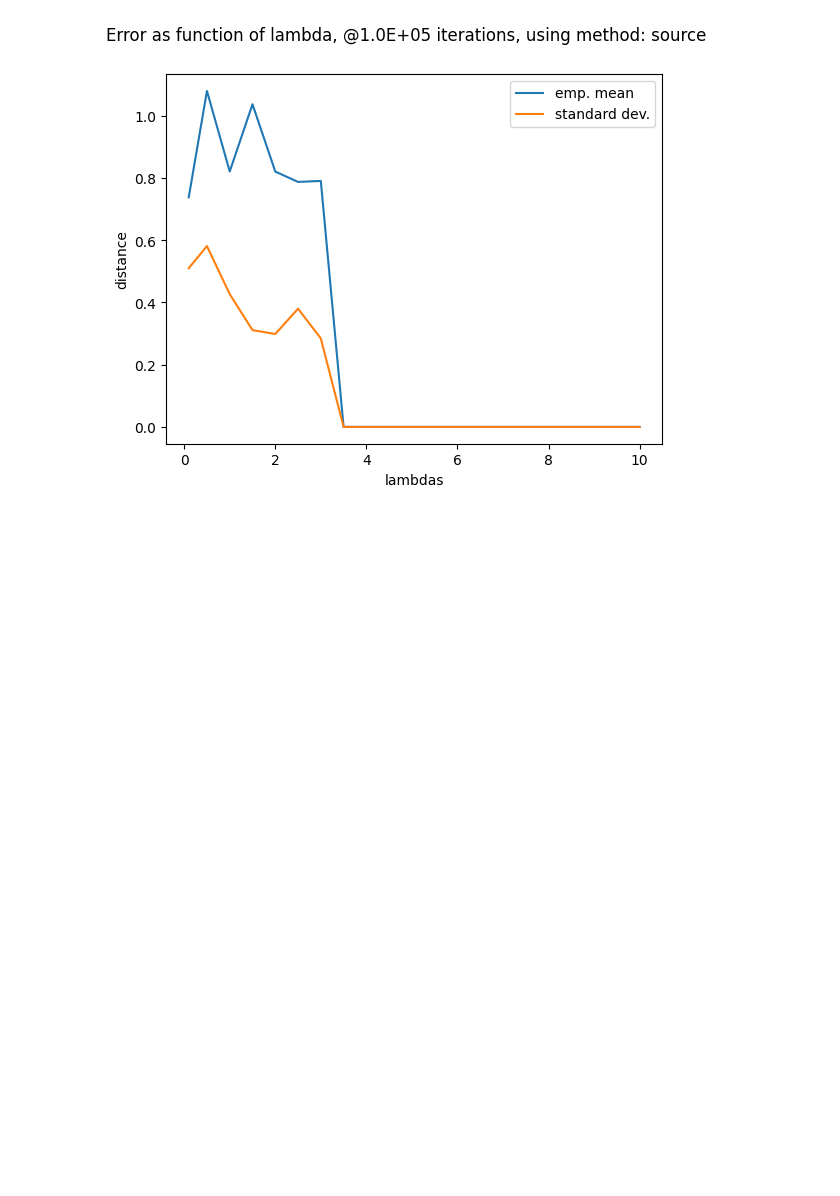
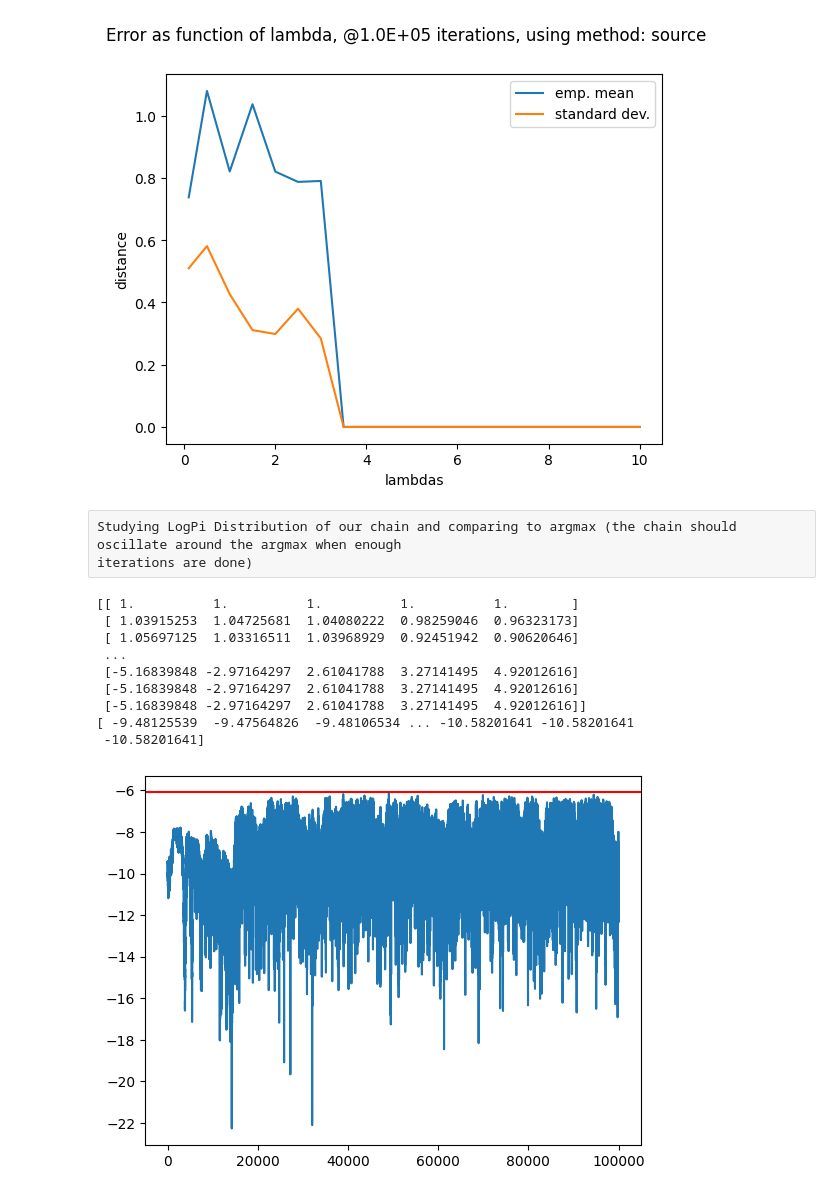
Before and after one commit to vetlerl/mcmc-epidemic, a Jupyter notebook: our_graphics.ipynb, the cells around one changed output. Saved outputs shown, nothing was run; the diff lists cells and outputs as text; code cells hidden in the pictures; blank space fills up the shorter version.

```diff
--- a/our_graphics.ipynb
+++ b/our_graphics.ipynb
@@ -74,7 +74,7 @@ for i in range(T):
     ax = Axes[i]
     res=mean_tab[:,i]/x
     ax.plot(x,res,label="Empirical mean" if i==0 else "")
-    ax.plot(x,mu_tilde[i]*np.ones(nb_iter),'r',label="Theoritical Mean" if i==0 else "")
+    ax.plot(x,mu_tilde[i]*np.ones(nb_iter),'r',label="Theoretical Mean" if i==0 else "")
     ax.set_title(f"Theta{i}",fontsize=8)
 
 fig.suptitle("Convergence of empirical mean of pi tilde", x=0.3)
@@ -191,3 +191,24 @@ ax.legend()
 plt.show()
 # %% [output]
 [figure]
+# %% [raw]
+Studying LogPi Distribution of our chain and comparing to argmax (the chain should oscillate around the argmax when enough
+iterations are done)
+# %%
+plt.figure()
+print(sim_theta)
+print(LogDistributionPi_Tab(sim_theta, Y, A, D, sh, Lambda))
+plt.plot(LogDistributionPi_Tab(sim_theta, Y, A, D, sh, Lambda))
+plt.axhline(LogDistributionPi(ComputeArgmax(T, Lambda, Y)[0], Y, A, D, sh, Lambda), color = "red")
+plt.show()
+# %% [output]
+[[ 1.          1.          1.          1.          1.        ]
+ [ 1.03915253  1.04725681  1.04080222  0.98259046  0.96323173]
+ [ 1.05697125  1.03316511  1.03968929  0.92451942  0.90620646]
+ ...
+ [-5.16839848 -2.97164297  2.61041788  3.27141495  4.92012616]
+ [-5.16839848 -2.97164297  2.61041788  3.27141495  4.92012616]
+ [-5.16839848 -2.97164297  2.61041788  3.27141495  4.92012616]]
+[ -9.48125539  -9.47564826  -9.48106534 ... -10.58201641 -10.58201641
+ -10.58201641]
+[figure, added]
```
Also changed, not shown: parts of 3 cells of this notebook, 1 other file.
